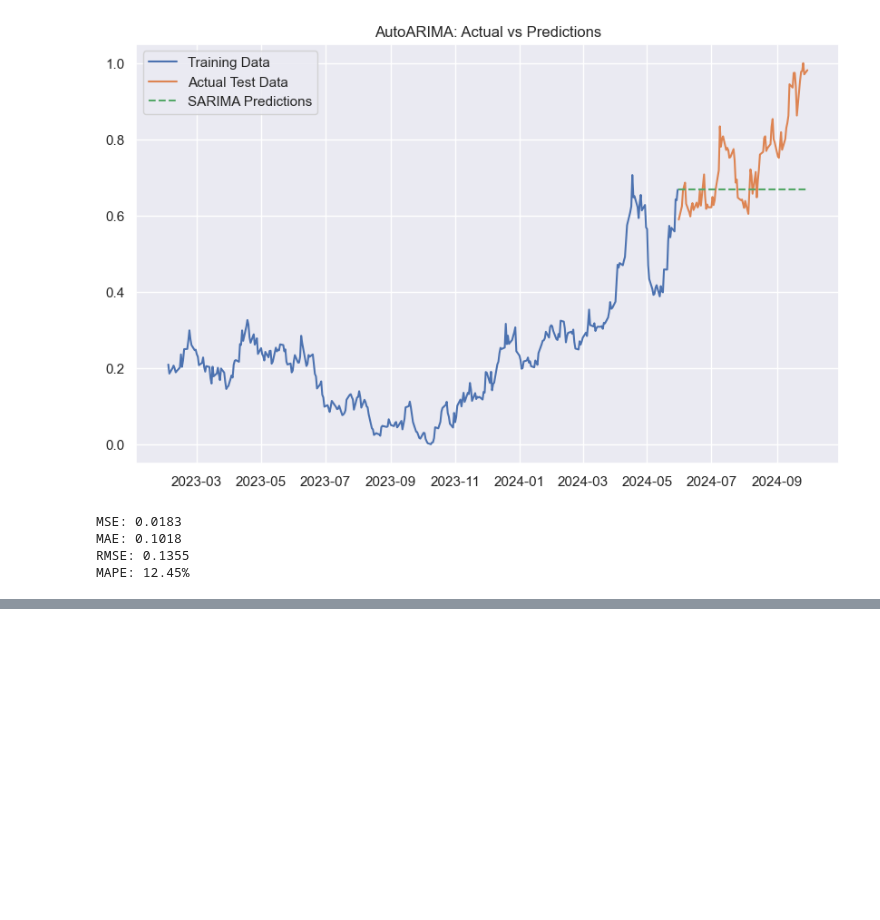
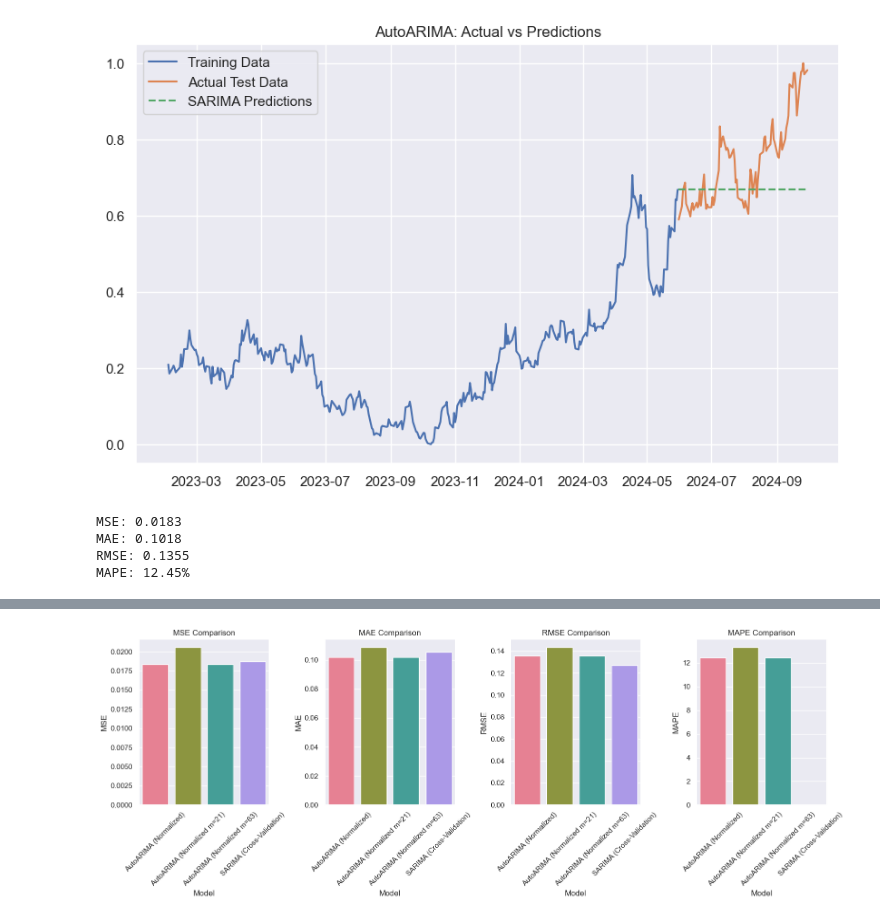
Before and after one commit to clarissa2020274/2020274_capstone, a Jupyter notebook: 2020274_October_24_Modeling and Evaluation (SARIMA and LSTM).ipynb, the cells around one changed output, grey strips where cells are left out. Drawn from its saved outputs; the diff is of its cells as text; code cells hidden in the pictures; blank space fills up the shorter version.

```diff
--- a/2020274_October_24_Modeling and Evaluation (SARIMA and LSTM).ipynb
+++ b/2020274_October_24_Modeling and Evaluation (SARIMA and LSTM).ipynb
@@ -1149,0 +1277,36 @@ MAPE: 12.45%
+# %%
+import seaborn as sns
+import matplotlib.pyplot as plt
+
+# Filter specific SARIMA models with normalized values
+models_to_plot = ['AutoARIMA (Normalized)',
+                  'AutoARIMA (Normalized m=21)',
+                  'AutoARIMA (Normalized m=63)',
+                  'SARIMA (Cross-Validation)']
+
+filtered_df = metrics_df[metrics_df['Model'].isin(models_to_plot)]
+
+# Metrics to plot
+metrics_to_plot = ['MSE', 'MAE', 'RMSE', 'MAPE']
+
+# Plot each metric separately
+fig, axes = plt.subplots(1, len(metrics_to_plot), figsize=(16, 6), sharey=False)
+
+for i, metric in enumerate(metrics_to_plot):
+    sns.barplot(
+        data=filtered_df,
+        x='Model',
+        y=metric,
+        ax=axes[i],
+        palette='husl'
+    )
+    axes[i].set_title(f'{metric} Comparison')
+    axes[i].set_xlabel('Model')
+    axes[i].set_ylabel(metric)
+    axes[i].tick_params(axis='x', rotation=45)  # Rotate labels
+
+# Adjust layout
+plt.tight_layout()
+plt.show()
+# %% [output]
+[figure, added]
```
Also changed, not shown: parts of 10 cells of this notebook, 7 other files.
